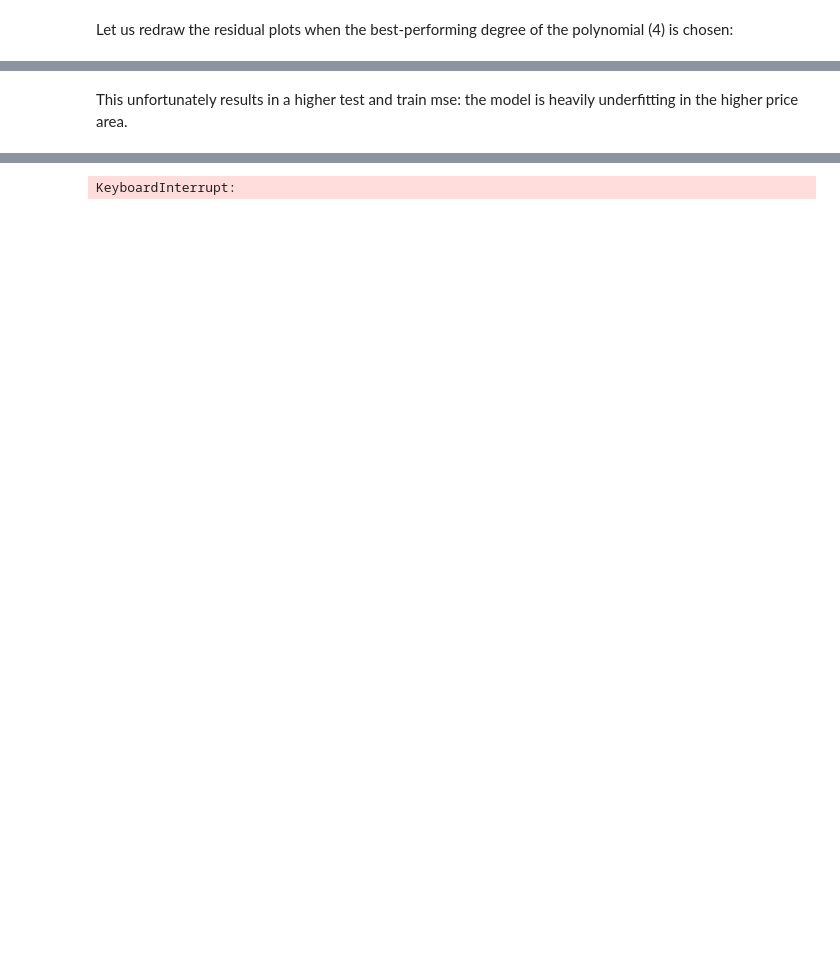
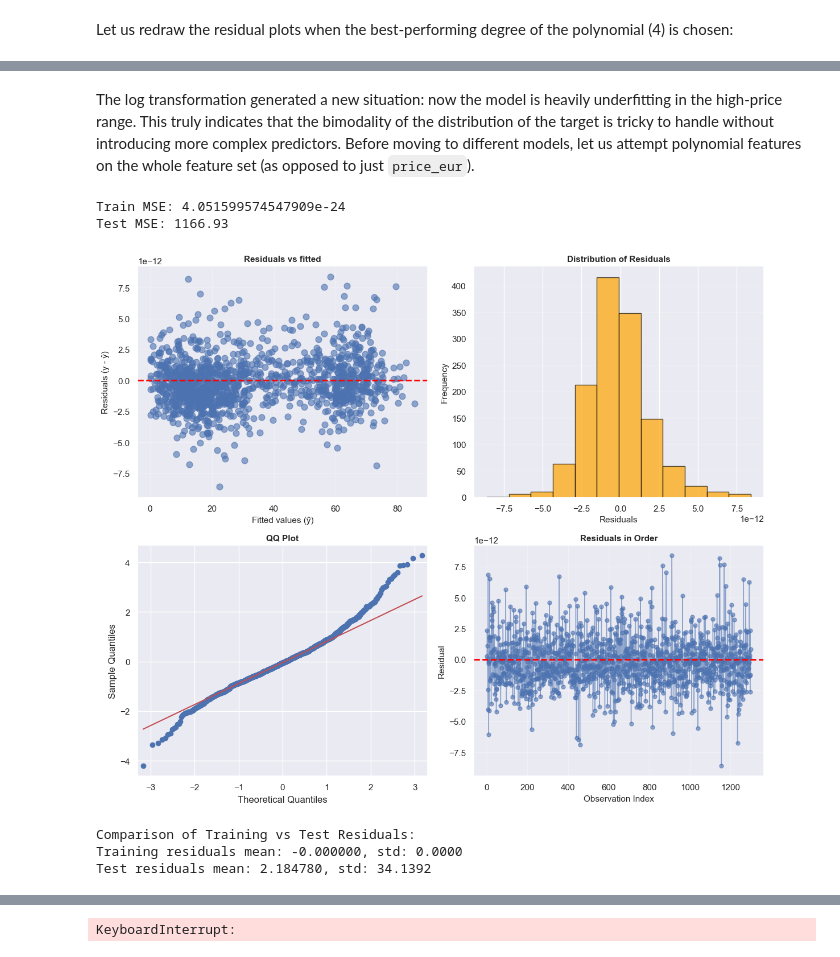
Before and after one commit to tomabrihacescu/return_rate_ecommerce_platform, a Jupyter notebook: draft1.ipynb, the cells around one changed output, grey strips where cells are left out. Drawn from its saved outputs; the diff is of its cells as text; code cells hidden in the pictures; blank space fills up the shorter version.

```diff
--- a/draft1.ipynb
+++ b/draft1.ipynb
@@ -655,4 +518,25 @@ Test - Mean: 0.066493, Std: 10.8383
 Test MSE 117.1384819110485
 Train MSE 100.92942010160218
-# %% [markdown]
-This unfortunately results in a higher test and train mse: the model is heavily underfitting in the higher price area.
+# %% [markdown]
+The log transformation generated a new situation: now the model is heavily underfitting in the high-price range. This truly indicates that the bimodality of the distribution of the target is tricky to handle without introducing more complex predictors. Before moving to different models, let us attempt polynomial features on the whole feature set (as opposed to just `price_eur`).
+# %%
+from sklearn.pipeline import Pipeline
+from sklearn.preprocessing import StandardScaler
+
+interaction_model = Pipeline([
+    ('poly', PolynomialFeatures(degree=4)),
+    ('scaler', StandardScaler()),
+    ('linear', LinearRegression())
+])
+
+interaction_model = quick_test_model(interaction_model , X_train, y_train, X_test, y_test)
+y_pred_train = interaction_model.predict(X_train)
+y_pred_test = interaction_model.predict(X_test)
+plot_residual_summaries(interaction_model, y_pred_train, y_pred_test)
+# %% [output]
+Train MSE: 4.051599574547909e-24
+Test MSE: 1166.93
+[figure, added]
+Comparison of Training vs Test Residuals:
+Training residuals mean: -0.000000, std: 0.0000
+Test residuals mean: 2.184780, std: 34.1392
```
Also changed, not shown: parts of 36 cells of this notebook.
